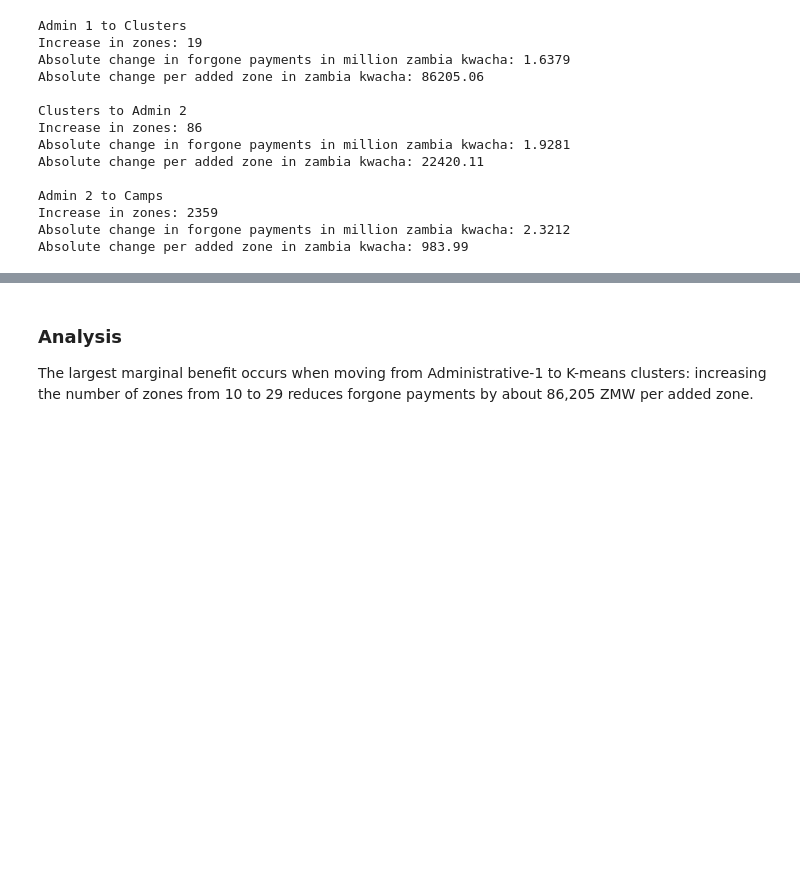
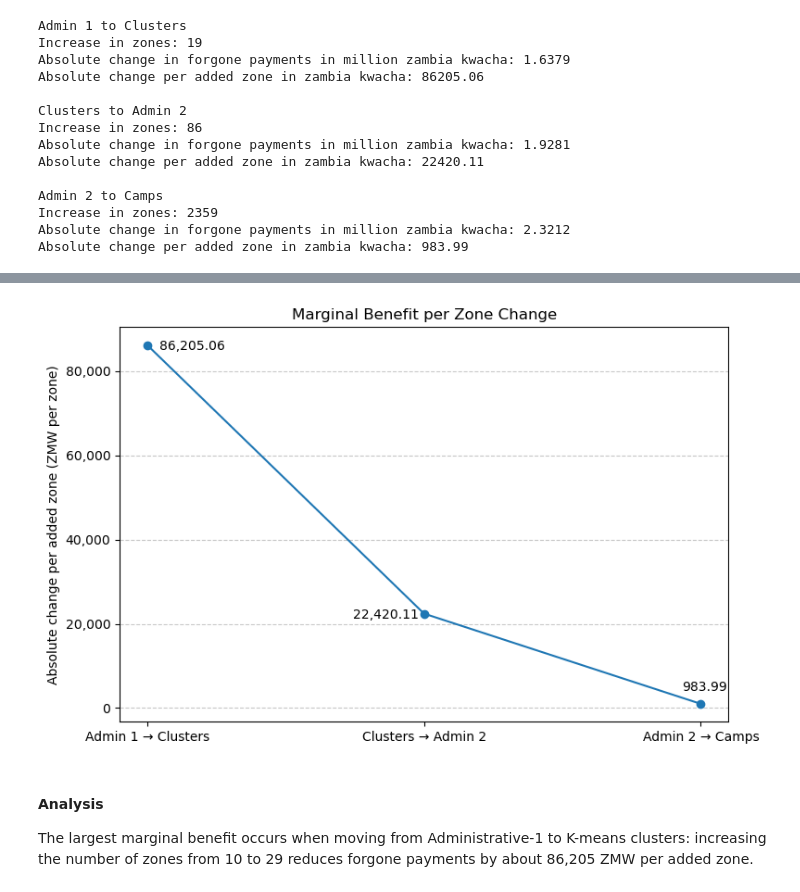
Before and after one commit to Sam-Gartenstein/zambia-index-insurance-optimization, a Jupyter notebook: Insurance Optimization.ipynb, the cells around one changed output, grey strips where cells are left out. Saved outputs shown, nothing was run; the diff lists cells and outputs as text; code cells hidden in the pictures; blank space fills up the shorter version.

```diff
--- a/Insurance Optimization.ipynb
+++ b/Insurance Optimization.ipynb
@@ -1059,7 +1004,7 @@ inc_1k = num_clusters - num_provinces   # additional zones when moving from prov
 inc_k2 = num_districts - num_clusters   # additional zones when moving from clusters to districts
 
 # Admin 2 (districts) → Camps
-inc_2c = num_camps - num_districts      # additional zones when moving from districts to camps
+inc_2c = num_unique_camps - num_districts      # additional zones when moving from districts to camps
 # %%
 """
 Changes in forgone payments (ΔFP = destination − source; units: ZMW)
@@ -1149,4 +1080,16 @@ plt.show()
+# %%
+vals = [marg_1k, marg_k2, marg_2c]
+fig, ax = benefit_changes(
+    vals,
+    title="Marginal Benefit per Zone Change",
+    annotate_offsets=[(35, -6), (-30, -6), (3, 8)],  # per-point placement
+    annotate_ha="center",
+    annotate_va="bottom",
+ )
+plt.show()
+# %% [output]
+[figure, added]
 # %% [markdown]
-### Analysis
+#### Analysis
 
 The largest marginal benefit occurs when moving from Administrative-1 to K-means clusters: increasing the number of zones from 10 to 29 reduces forgone payments by about 86,205 ZMW per added zone.
```
Also changed, not shown: parts of 8 cells of this notebook, 1 other file.
